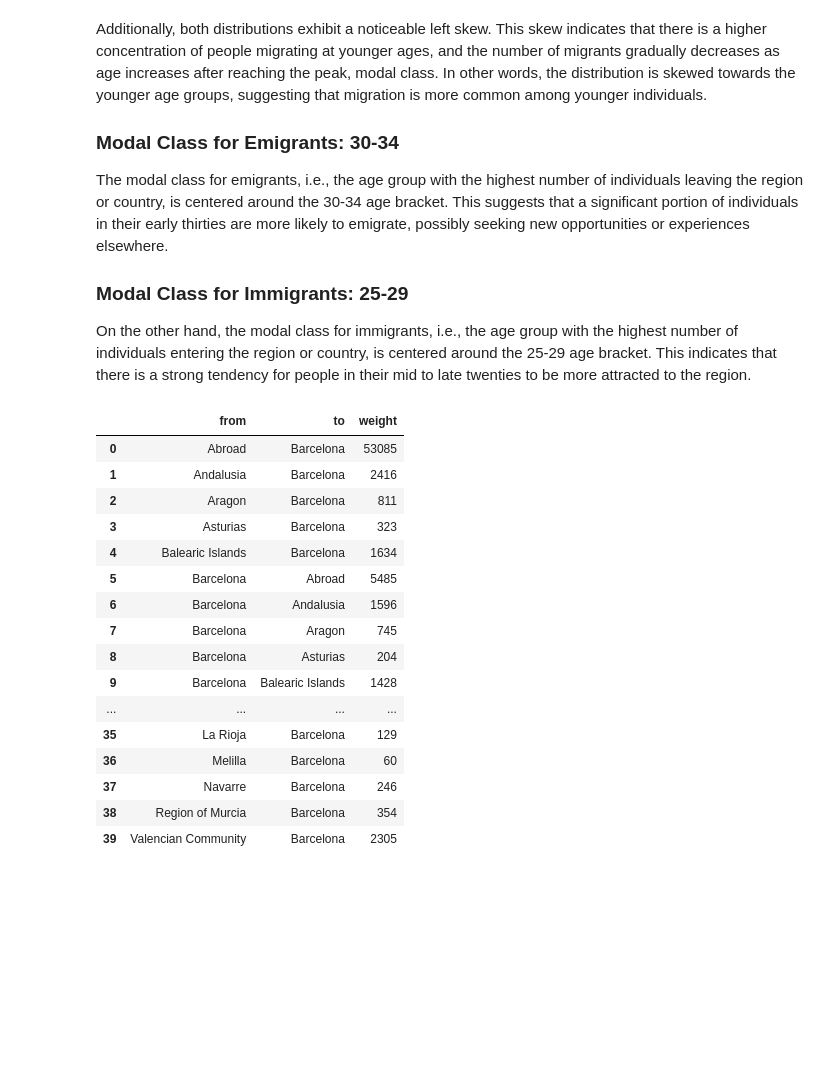
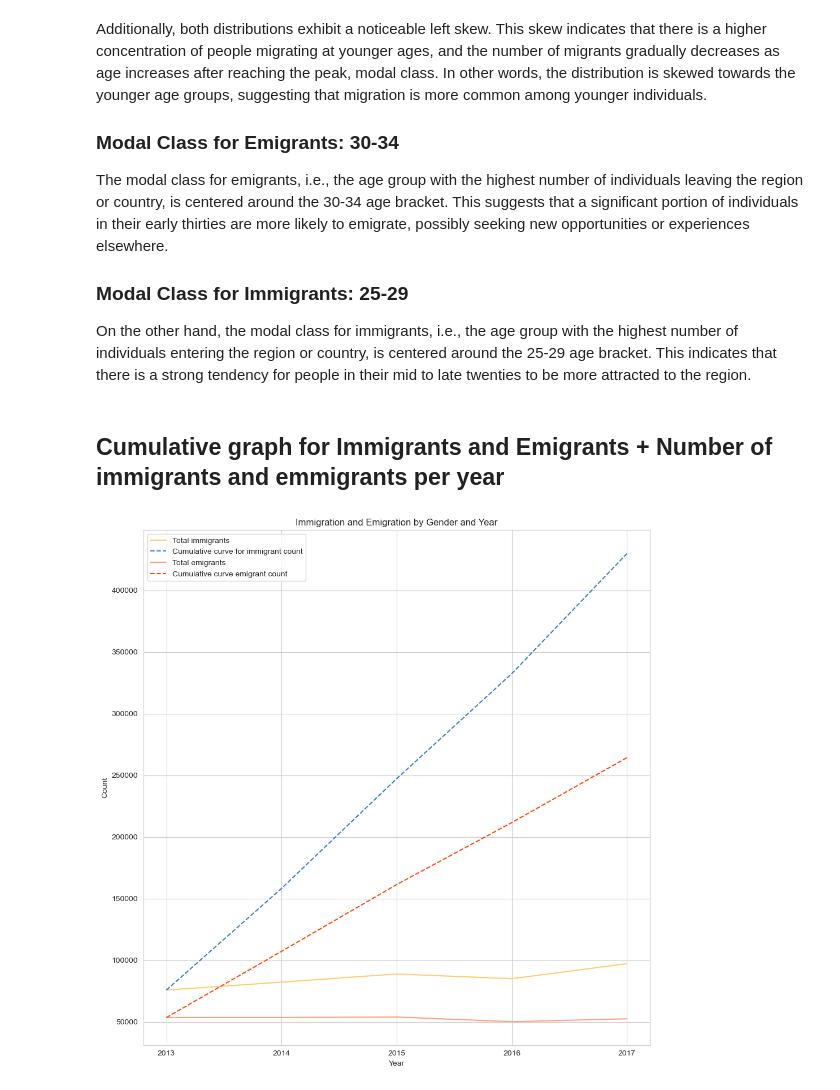
Before and after one commit to Lfg2st/uber-global-hackathon-barcelona-data-analysis, a Jupyter notebook: Jupyter_notebooks/anhad_aka_hodor/main.ipynb, the cells around one changed output. Saved outputs shown, nothing was run; the diff lists cells and outputs as text; code cells hidden in the pictures; blank space fills up the shorter version.

Commit message:
analysis of immigrants - emmigrants CSVs nearly complete

```diff
--- a/Jupyter_notebooks/anhad_aka_hodor/main.ipynb
+++ b/Jupyter_notebooks/anhad_aka_hodor/main.ipynb
@@ -530,23 +361,40 @@ The modal class for emigrants, i.e., the age group with the highest number of in
 ### Modal Class for Immigrants: 25-29
 
 On the other hand, the modal class for immigrants, i.e., the age group with the highest number of individuals entering the region or country, is centered around the 25-29 age bracket. This indicates that there is a strong tendency for people in their mid to late twenties to be more attracted to the region.
-# %%
-df_by_destination_1
-# %% [output]
-|  | from | to | weight |
-| 0 | Abroad | Barcelona | 53085 |
-| 1 | Andalusia | Barcelona | 2416 |
-| 2 | Aragon | Barcelona | 811 |
-| 3 | Asturias | Barcelona | 323 |
-| 4 | Balearic Islands | Barcelona | 1634 |
-| 5 | Barcelona | Abroad | 5485 |
-| 6 | Barcelona | Andalusia | 1596 |
-| 7 | Barcelona | Aragon | 745 |
-| 8 | Barcelona | Asturias | 204 |
-| 9 | Barcelona | Balearic Islands | 1428 |
-| ... | ... | ... | ... |
-| 35 | La Rioja | Barcelona | 129 |
-| 36 | Melilla | Barcelona | 60 |
-| 37 | Navarre | Barcelona | 246 |
-| 38 | Region of Murcia | Barcelona | 354 |
-| 39 | Valencian Community | Barcelona | 2305 |
+# %% [markdown]
+## Cumulative graph for Immigrants and Emigrants + Number of immigrants and emmigrants per year
+# %%
+sns.set_style('whitegrid')
+fig, ax = plt.subplots(figsize=(10, 10))
+years = [year for year in range(2013, 2018)]
+
+# Calculate the total immigrants and emigrants per year
+total_immigrants_per_year = [a + b for a, b in zip(immigrants_male, immigrants_female)]
+total_emigrants_per_year = [a + b for a, b in zip(emigrants_male, emigrants_female)]
+
+# Calculate cumulative values for immigrants and emigrants
+cumulative_immigrants = np.cumsum(total_immigrants_per_year)
+cumulative_emigrants = np.cumsum(total_emigrants_per_year)
+
+# Plot total immigrants and cumulative curve for immigrants
+plt.plot(years, total_immigrants_per_year, label='Total immigrants', color='#FFCC70')
+plt.plot(years, cumulative_immigrants, label='Cumulative curve for immigrant count', color='#337CCF', linestyle = '--')
+
+# Plot total emigrants and cumulative curve for emigrants
+plt.plot(years, total_emigrants_per_year, label='Total emigrants', color='#FFA07A')
+plt.plot(years, cumulative_emigrants, label='Cumulative curve emigrant count', color='#FF4500', linestyle = '--')
+
+# Set the x-axis labels
+plt.xticks(years)
+
+# Add labels and legend
+plt.xlabel('Year')
+plt.ylabel('Count')
+plt.title('Immigration and Emigration by Gender and Year')
+plt.legend()
+
+# Show the plot
+plt.tight_layout()
+plt.show()
+# %% [output]
+[figure, added]
```
Also changed, not shown: parts of 23 cells of this notebook.
